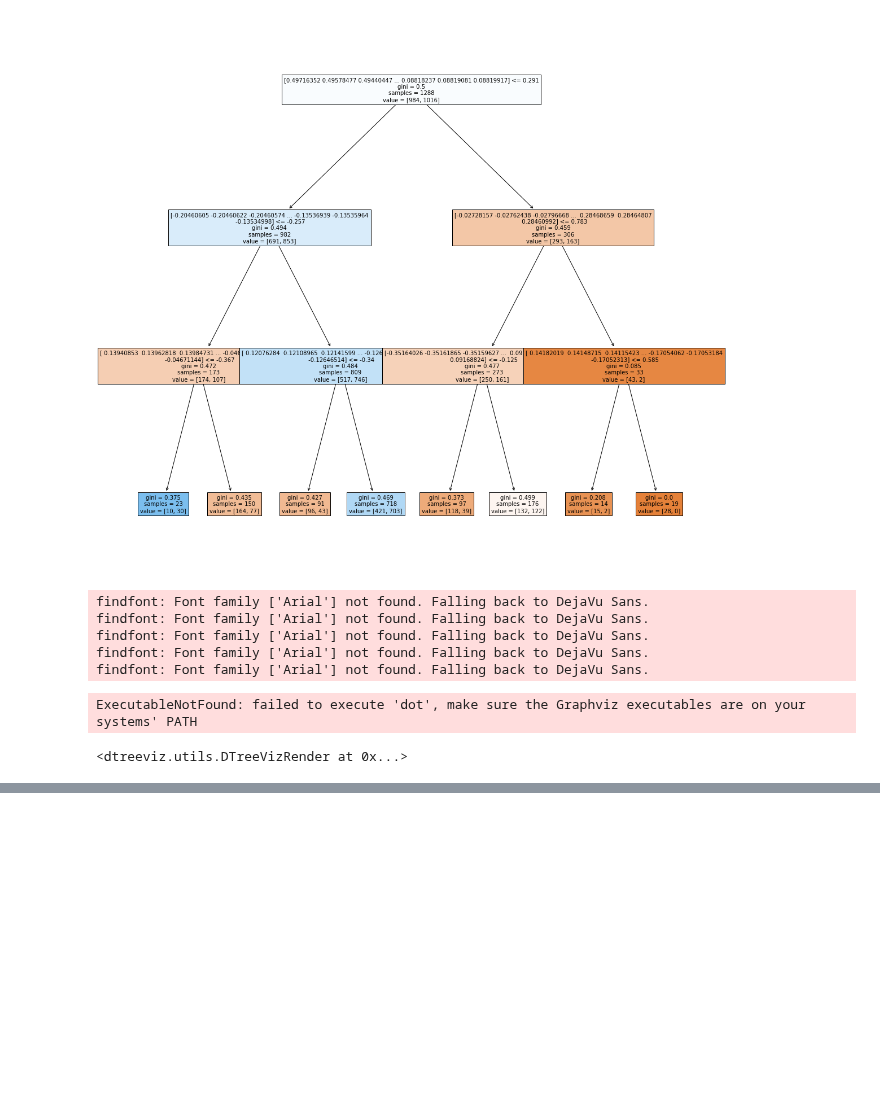
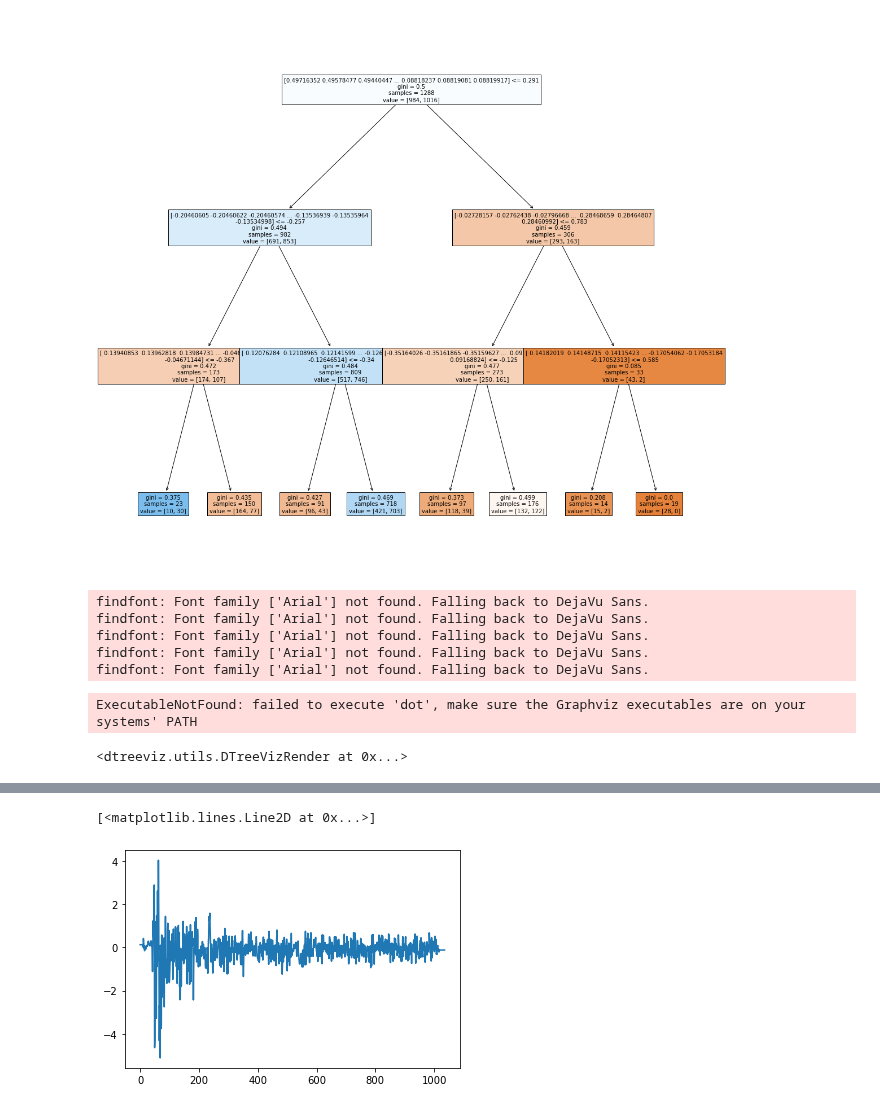
Before and after one commit to nickdavila/LAE-ML-Classification, a Jupyter notebook: Nick-RandomForest.ipynb, the cells around one changed output, grey strips where cells are left out. Drawn from its saved outputs; the diff is of its cells as text; code cells hidden in the pictures; blank space fills up the shorter version.

```diff
--- a/Nick-RandomForest.ipynb
+++ b/Nick-RandomForest.ipynb
@@ -215,0 +245,5 @@ ExecutableNotFound: failed to execute 'dot', make sure the Graphviz executables
+# %%
+plt.plot(X[984])
+# %% [output]
+[<matplotlib.lines.Line2D at 0x...>]
+[figure, added]
```
Also changed, not shown: parts of 5 cells of this notebook.
